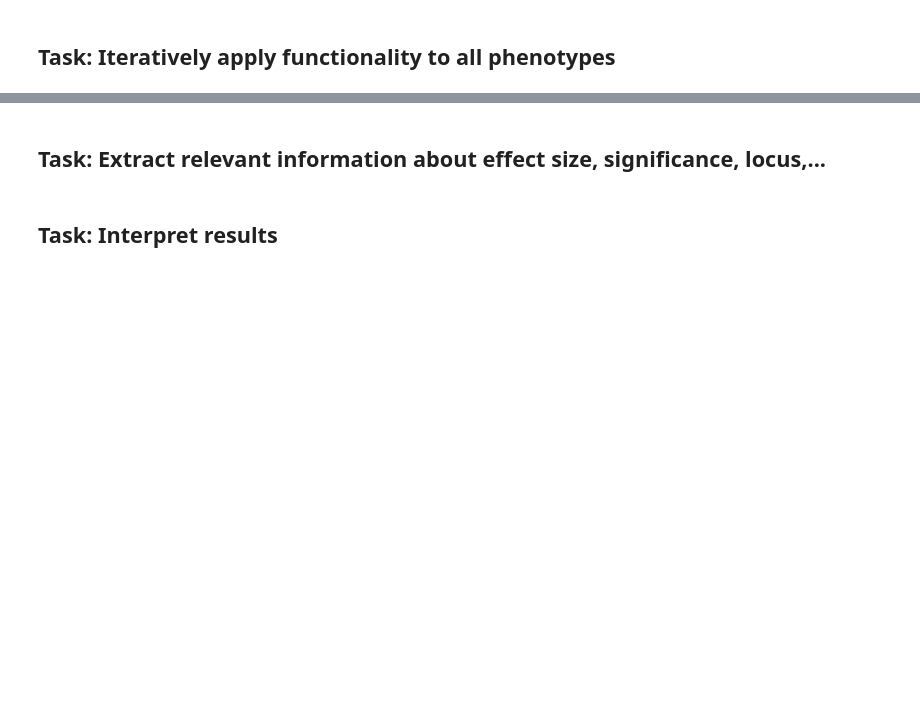
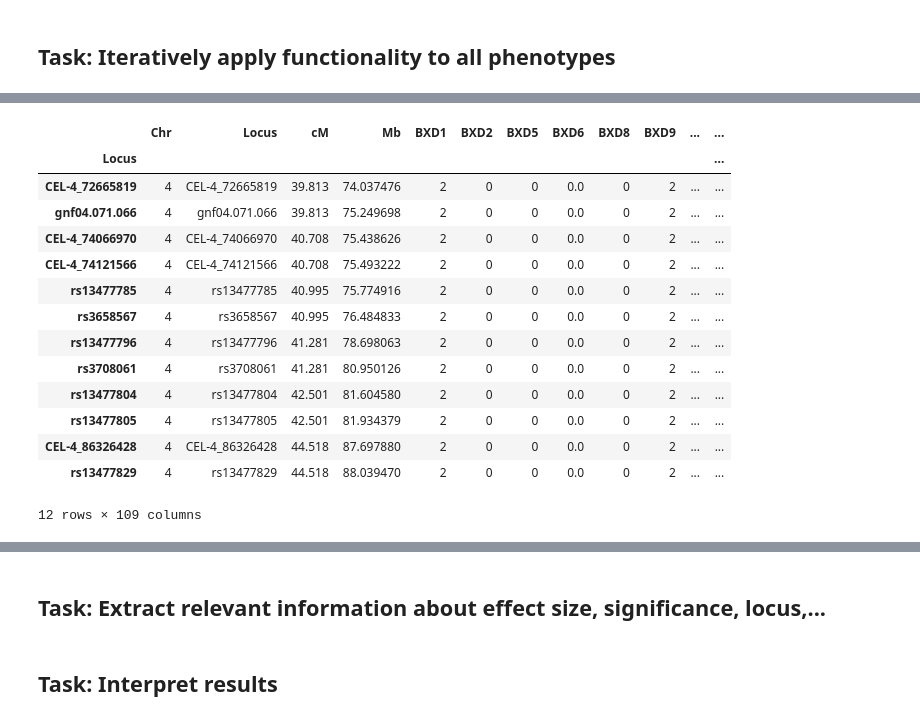
Before and after one commit to Alexstoppel/Integrated_Bioinformatics, a Jupyter notebook: notebooks/Day3_GWAS_part1.ipynb, the cells around one changed output, grey strips where cells are left out. Saved outputs shown, nothing was run; the diff lists cells and outputs as text; code cells hidden in the pictures; blank space fills up the shorter version.

Commit message:
Association tests almost finished, little error in gene selection

```diff
--- a/notebooks/Day3_GWAS_part1.ipynb
+++ b/notebooks/Day3_GWAS_part1.ipynb
@@ -778,3 +757,6 @@ Moving now into phenotype association studies, we will now test multiple phenoty
 Make sure to consider significance of association as well as the effect size of the association.
 
 Which traits are most influenced by genetics?
+# %%
+list_of_phenotypes = ["NIBP"]
+sl,pc = association_test(list_of_phenotypes)
@@ -784,0 +811,12 @@ Which traits are most influenced by genetics?
+# %%
+# TODO: Find nicer solution if len(list_of_phenotypes) > 1
+df = pd.concat(pc["NIBP"],axis=1)
+# join with genotype list
+genotype_results = genotype.join(df)
+significant_genes = {}
+for pheno in genotype_results:
+    if "Rejected" in str(pheno):
+        genotype_results[genotype_results[pheno]==True]
+        #print genotype_results[genotype_results[pheno]==True].index
+        #print"---------------------------------"
+        #significant_genes[pheno] = genotype_results[genotype_results[pheno]==True]
@@ -784,0 +843,18 @@ Which traits are most influenced by genetics?
+# %%
+genotype_results[genotype_results["HFD_DiastolicBP_NIBP_[mmHg]_Rejected_bonferroni_0.05"]==True]
+# %% [output]
+|  | Chr | Locus | cM | Mb | BXD1 | BXD2 | BXD5 | BXD6 | BXD8 | BXD9 | ... | ... |
+| Locus |  |  |  |  |  |  |  |  |  |  |  | ... |
+| CEL-4_72665819 | 4 | CEL-4_72665819 | 39.813 | 74.037476 | 2 | 0 | 0 | 0.0 | 0 | 2 | ... | ... |
+| gnf04.071.066 | 4 | gnf04.071.066 | 39.813 | 75.249698 | 2 | 0 | 0 | 0.0 | 0 | 2 | ... | ... |
+| CEL-4_74066970 | 4 | CEL-4_74066970 | 40.708 | 75.438626 | 2 | 0 | 0 | 0.0 | 0 | 2 | ... | ... |
+| CEL-4_74121566 | 4 | CEL-4_74121566 | 40.708 | 75.493222 | 2 | 0 | 0 | 0.0 | 0 | 2 | ... | ... |
+| rs13477785 | 4 | rs13477785 | 40.995 | 75.774916 | 2 | 0 | 0 | 0.0 | 0 | 2 | ... | ... |
+| rs3658567 | 4 | rs3658567 | 40.995 | 76.484833 | 2 | 0 | 0 | 0.0 | 0 | 2 | ... | ... |
+| rs13477796 | 4 | rs13477796 | 41.281 | 78.698063 | 2 | 0 | 0 | 0.0 | 0 | 2 | ... | ... |
+| rs3708061 | 4 | rs3708061 | 41.281 | 80.950126 | 2 | 0 | 0 | 0.0 | 0 | 2 | ... | ... |
+| rs13477804 | 4 | rs13477804 | 42.501 | 81.604580 | 2 | 0 | 0 | 0.0 | 0 | 2 | ... | ... |
+| rs13477805 | 4 | rs13477805 | 42.501 | 81.934379 | 2 | 0 | 0 | 0.0 | 0 | 2 | ... | ... |
+| CEL-4_86326428 | 4 | CEL-4_86326428 | 44.518 | 87.697880 | 2 | 0 | 0 | 0.0 | 0 | 2 | ... | ... |
+| rs13477829 | 4 | rs13477829 | 44.518 | 88.039470 | 2 | 0 | 0 | 0.0 | 0 | 2 | ... | ... |
+12 rows × 109 columns
```
Also changed, not shown: parts of 25 cells of this notebook, 1 other file.
